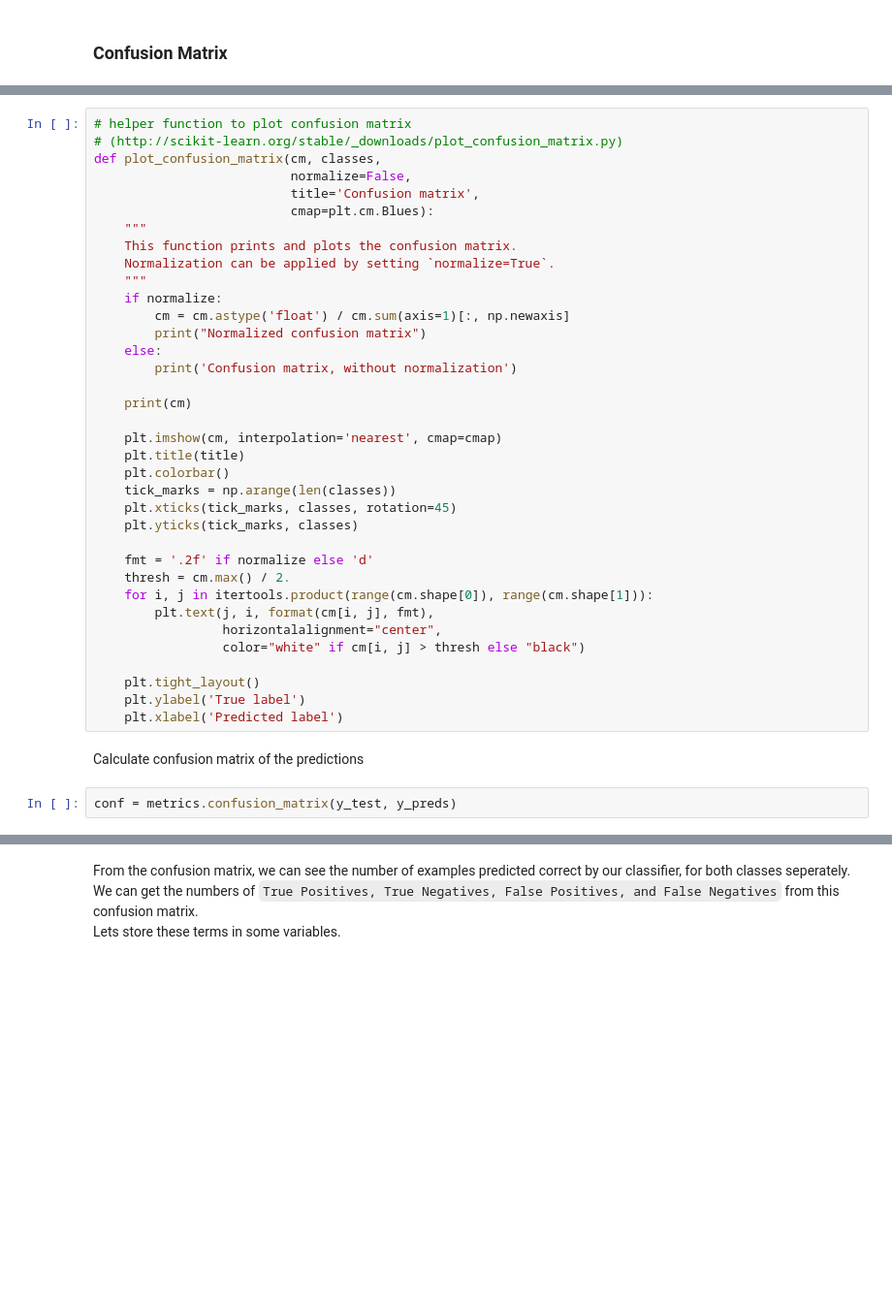
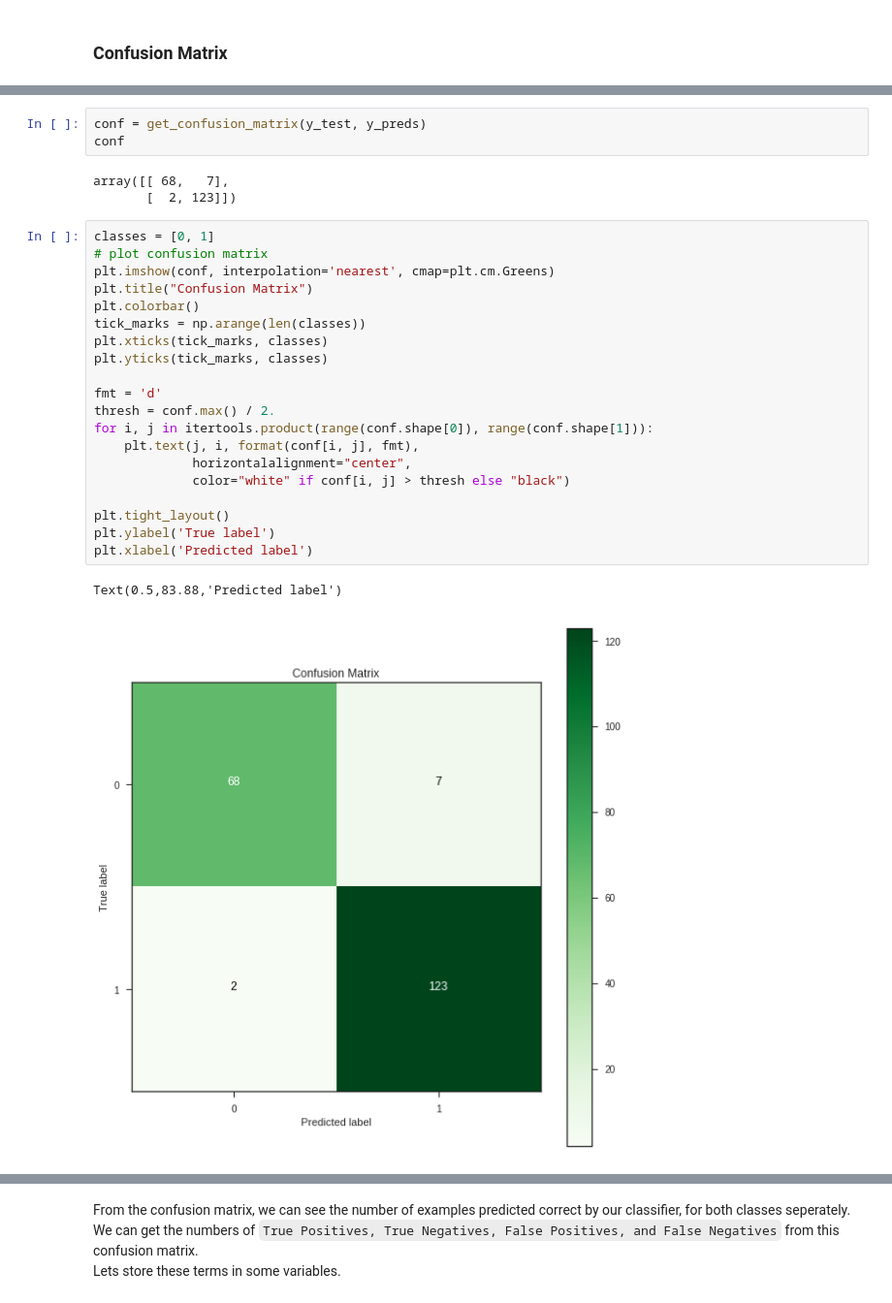
Before and after one commit to goswami-rahul/machine-learning, a Jupyter notebook: UnderstandingMetrics.ipynb, the cells around one changed output, grey strips where cells are left out. Shown: that part at 97% size. Drawn from its saved outputs; the diff is of its cells as text; blank space fills up the shorter version.

```diff
--- a/UnderstandingMetrics.ipynb
+++ b/UnderstandingMetrics.ipynb
@@ -120,40 +135,29 @@ y_proba[:8], y_preds[:8], y_test[:8]
+# %%
+conf = get_confusion_matrix(y_test, y_preds)
+conf
+# %% [output]
+array([[ 68,   7],
+       [  2, 123]])
 # %%
-# helper function to plot confusion matrix
-# (http://scikit-learn.org/stable/_downloads/plot_confusion_matrix.py)
-def plot_confusion_matrix(cm, classes,
-                          normalize=False,
-                          title='Confusion matrix',
-                          cmap=plt.cm.Blues):
-    """
-    This function prints and plots the confusion matrix.
-    Normalization can be applied by setting `normalize=True`.
-    """
-    if normalize:
-        cm = cm.astype('float') / cm.sum(axis=1)[:, np.newaxis]
-        print("Normalized confusion matrix")
-    else:
-        print('Confusion matrix, without normalization')
+classes = [0, 1]
+# plot confusion matrix
+plt.imshow(conf, interpolation='nearest', cmap=plt.cm.Greens)
+plt.title("Confusion Matrix")
+plt.colorbar()
+tick_marks = np.arange(len(classes))
+plt.xticks(tick_marks, classes)
+plt.yticks(tick_marks, classes)
 
-    print(cm)
+fmt = 'd'
+thresh = conf.max() / 2.
+for i, j in itertools.product(range(conf.shape[0]), range(conf.shape[1])):
+    plt.text(j, i, format(conf[i, j], fmt),
+             horizontalalignment="center",
+             color="white" if conf[i, j] > thresh else "black")
 
-    plt.imshow(cm, interpolation='nearest', cmap=cmap)
-    plt.title(title)
-    plt.colorbar()
-    tick_marks = np.arange(len(classes))
-    plt.xticks(tick_marks, classes, rotation=45)
-    plt.yticks(tick_marks, classes)
-
-    fmt = '.2f' if normalize else 'd'
-    thresh = cm.max() / 2.
-    for i, j in itertools.product(range(cm.shape[0]), range(cm.shape[1])):
-        plt.text(j, i, format(cm[i, j], fmt),
-                 horizontalalignment="center",
-                 color="white" if cm[i, j] > thresh else "black")
-
-    plt.tight_layout()
-    plt.ylabel('True label')
-    plt.xlabel('Predicted label')
+plt.tight_layout()
+plt.ylabel('True label')
+plt.xlabel('Predicted label')
+# %% [output]
+Text(0.5,83.88,'Predicted label')
+[figure, added]
-# %% [markdown]
-Calculate confusion matrix of the predictions
-# %%
-conf = metrics.confusion_matrix(y_test, y_preds)
```
Also changed, not shown: parts of 32 cells of this notebook.
